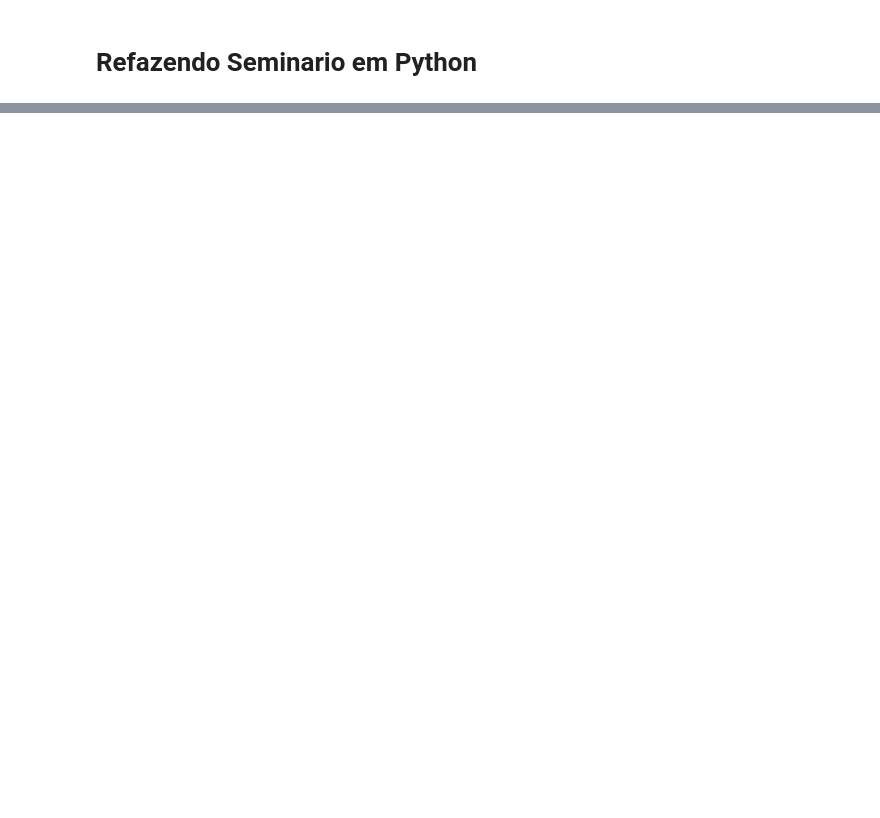
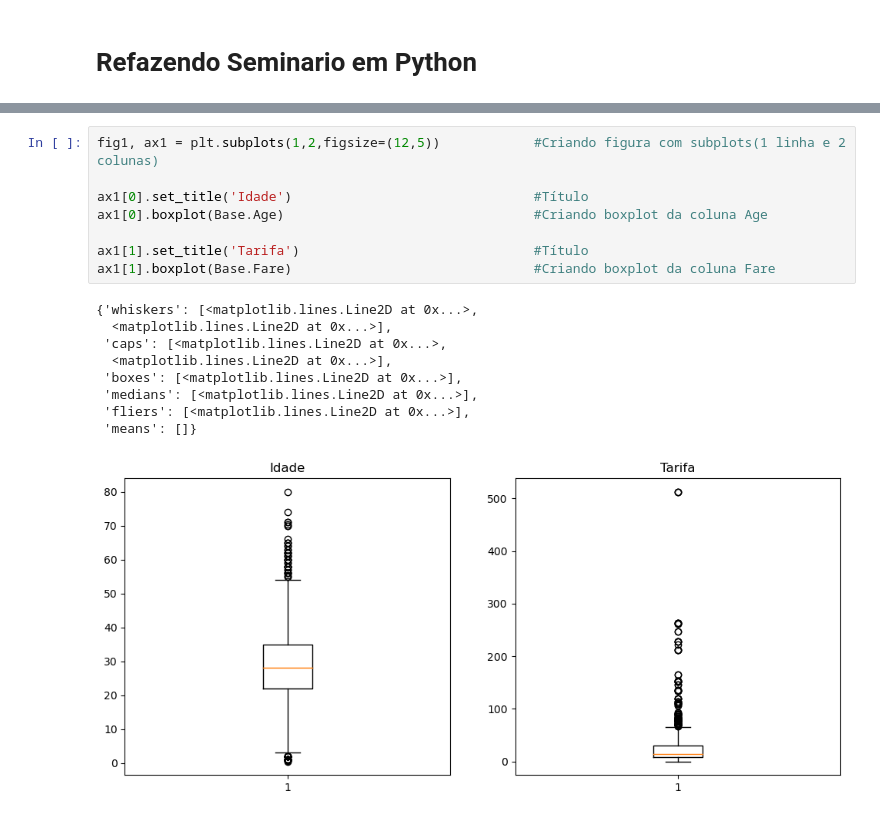
Before and after one commit to Vander-ST/SeminarioMBA, a Jupyter notebook: seminario.ipynb, the cells around one changed output, grey strips where cells are left out. Drawn from its saved outputs; the diff is of its cells as text; blank space fills up the shorter version.

Commit message:
boxplot e comentários

```diff
--- a/seminario.ipynb
+++ b/seminario.ipynb
@@ -60,0 +63,18 @@ ax[2].hist(Base.Pclass,3,rwidth=0.9)
+# %%
+fig1, ax1 = plt.subplots(1,2,figsize=(12,5))            #Criando figura com subplots(1 linha e 2 colunas)
+
+ax1[0].set_title('Idade')                               #Título
+ax1[0].boxplot(Base.Age)                                #Criando boxplot da coluna Age
+
+ax1[1].set_title('Tarifa')                              #Título
+ax1[1].boxplot(Base.Fare)                               #Criando boxplot da coluna Fare
+# %% [output]
+{'whiskers': [<matplotlib.lines.Line2D at 0x...>,
+  <matplotlib.lines.Line2D at 0x...>],
+ 'caps': [<matplotlib.lines.Line2D at 0x...>,
+  <matplotlib.lines.Line2D at 0x...>],
+ 'boxes': [<matplotlib.lines.Line2D at 0x...>],
+ 'medians': [<matplotlib.lines.Line2D at 0x...>],
+ 'fliers': [<matplotlib.lines.Line2D at 0x...>],
+ 'means': []}
+[figure, added]
```
Also changed, not shown: parts of 7 cells of this notebook.
